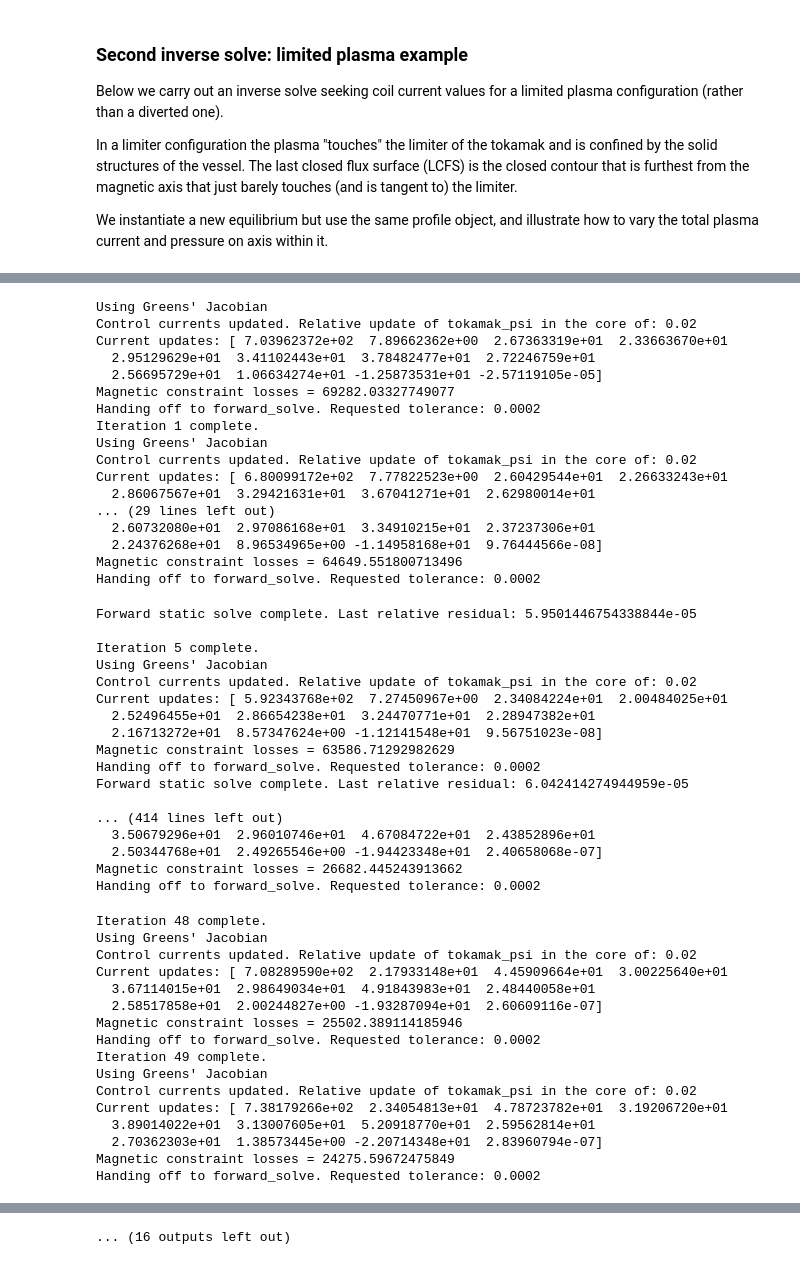
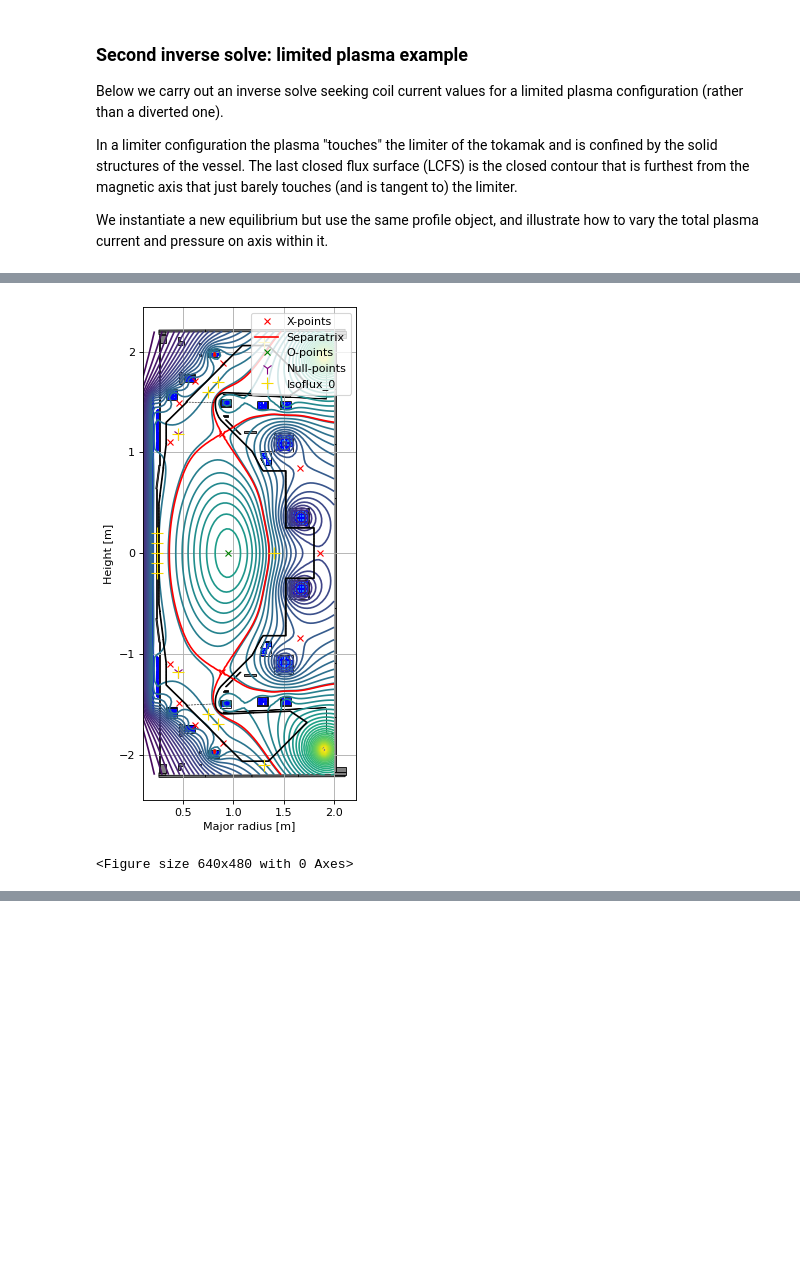
Before and after one commit to FusionComputingLab/freegsnke, a Jupyter notebook: examples/example1 - static_inverse_solve_MASTU.ipynb, the cells around one changed output, grey strips where cells are left out. Saved outputs shown, nothing was run; the diff lists cells and outputs as text; code cells hidden in the pictures; blank space fills up the shorter version.

```diff
--- a/examples/example1 - static_inverse_solve_MASTU.ipynb
+++ b/examples/example1 - static_inverse_solve_MASTU.ipynb
@@ -532,72 +774,13 @@ eq.tokamak['Solenoid'].control = True
 # %%
-# carry out the inverse solve
-GSStaticSolver.solve(eq=eq,
-                     profiles=profiles,
-                     constrain=constrain,
-                     target_relative_tolerance=1e-6,
-                     target_relative_psit_update=1e-3,
-                     max_solving_iterations=150,
-                     force_up_down_symmetric=True,
-                     verbose=True,
-                     )
-
 # plot the resulting equilbria
 fig1, ax1 = plt.subplots(1, 1, figsize=(4, 8), dpi=80)
 ax1.grid(True, which='both')
 eq.plot(axis=ax1, show=False)
 eq.tokamak.plot(axis=ax1, show=False)
-constrain.plot(axis=ax1,show=False)
+constrain.plot(axis=ax1,show=True)
 ax1.set_xlim(0.1, 2.15)
 ax1.set_ylim(-2.25, 2.25)
 plt.tight_layout()
 # %% [output]
+[figure, added]
-Using Greens' Jacobian
-Control currents updated. Relative update of tokamak_psi in the core of: 0.02
-Current updates: [ 7.03962372e+02  7.89662362e+00  2.67363319e+01  2.33663670e+01
-  2.95129629e+01  3.41102443e+01  3.78482477e+01  2.72246759e+01
-  2.56695729e+01  1.06634274e+01 -1.25873531e+01 -2.57119105e-05]
-Magnetic constraint losses = 69282.03327749077
-Handing off to forward_solve. Requested tolerance: 0.0002
-Iteration 1 complete.
-Using Greens' Jacobian
-Control currents updated. Relative update of tokamak_psi in the core of: 0.02
-Current updates: [ 6.80099172e+02  7.77822523e+00  2.60429544e+01  2.26633243e+01
-  2.86067567e+01  3.29421631e+01  3.67041271e+01  2.62980014e+01
-... (29 lines left out)
-  2.60732080e+01  2.97086168e+01  3.34910215e+01  2.37237306e+01
-  2.24376268e+01  8.96534965e+00 -1.14958168e+01  9.76444566e-08]
-Magnetic constraint losses = 64649.551800713496
-Handing off to forward_solve. Requested tolerance: 0.0002
+<Figure size 640x480 with 0 Axes>
-Forward static solve complete. Last relative residual: 5.9501446754338844e-05
-
-Iteration 5 complete.
-Using Greens' Jacobian
-Control currents updated. Relative update of tokamak_psi in the core of: 0.02
-Current updates: [ 5.92343768e+02  7.27450967e+00  2.34084224e+01  2.00484025e+01
-  2.52496455e+01  2.86654238e+01  3.24470771e+01  2.28947382e+01
-  2.16713272e+01  8.57347624e+00 -1.12141548e+01  9.56751023e-08]
-Magnetic constraint losses = 63586.71292982629
-Handing off to forward_solve. Requested tolerance: 0.0002
-Forward static solve complete. Last relative residual: 6.042414274944959e-05
-
-... (414 lines left out)
-  3.50679296e+01  2.96010746e+01  4.67084722e+01  2.43852896e+01
-  2.50344768e+01  2.49265546e+00 -1.94423348e+01  2.40658068e-07]
-Magnetic constraint losses = 26682.445243913662
-Handing off to forward_solve. Requested tolerance: 0.0002
-Iteration 48 complete.
-Using Greens' Jacobian
-Control currents updated. Relative update of tokamak_psi in the core of: 0.02
-Current updates: [ 7.08289590e+02  2.17933148e+01  4.45909664e+01  3.00225640e+01
-  3.67114015e+01  2.98649034e+01  4.91843983e+01  2.48440058e+01
-  2.58517858e+01  2.00244827e+00 -1.93287094e+01  2.60609116e-07]
-Magnetic constraint losses = 25502.389114185946
-Handing off to forward_solve. Requested tolerance: 0.0002
-Iteration 49 complete.
-Using Greens' Jacobian
-Control currents updated. Relative update of tokamak_psi in the core of: 0.02
-Current updates: [ 7.38179266e+02  2.34054813e+01  4.78723782e+01  3.19206720e+01
-  3.89014022e+01  3.13007605e+01  5.20918770e+01  2.59562814e+01
-  2.70362303e+01  1.38573445e+00 -2.20714348e+01  2.83960794e-07]
-Magnetic constraint losses = 24275.59672475849
-Handing off to forward_solve. Requested tolerance: 0.0002
@@ -752,4 +787,3 @@ Handing off to forward_solve. Requested tolerance: 5.249436331045925e-05
-... (16 outputs left out)
 # %%
 # finally, let's check the Solenoid current:
 eq.tokamak['Solenoid'].current
```
Also changed, not shown: parts of 8 cells of this notebook, 4 other files.
